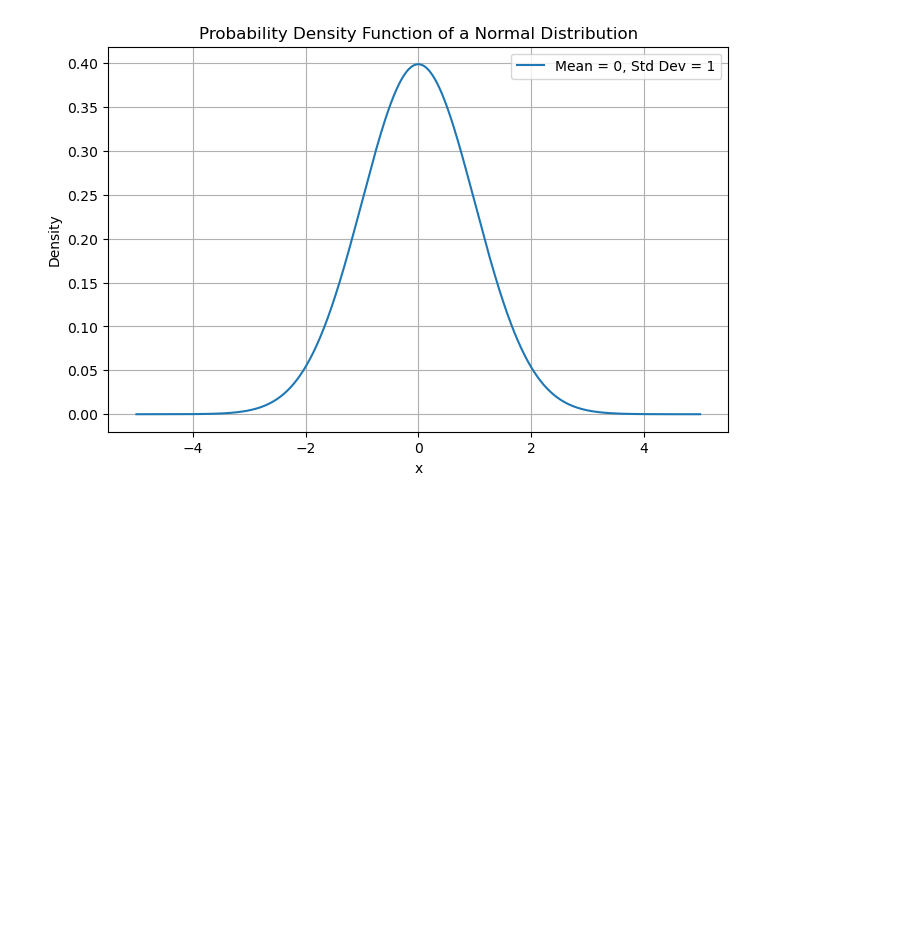
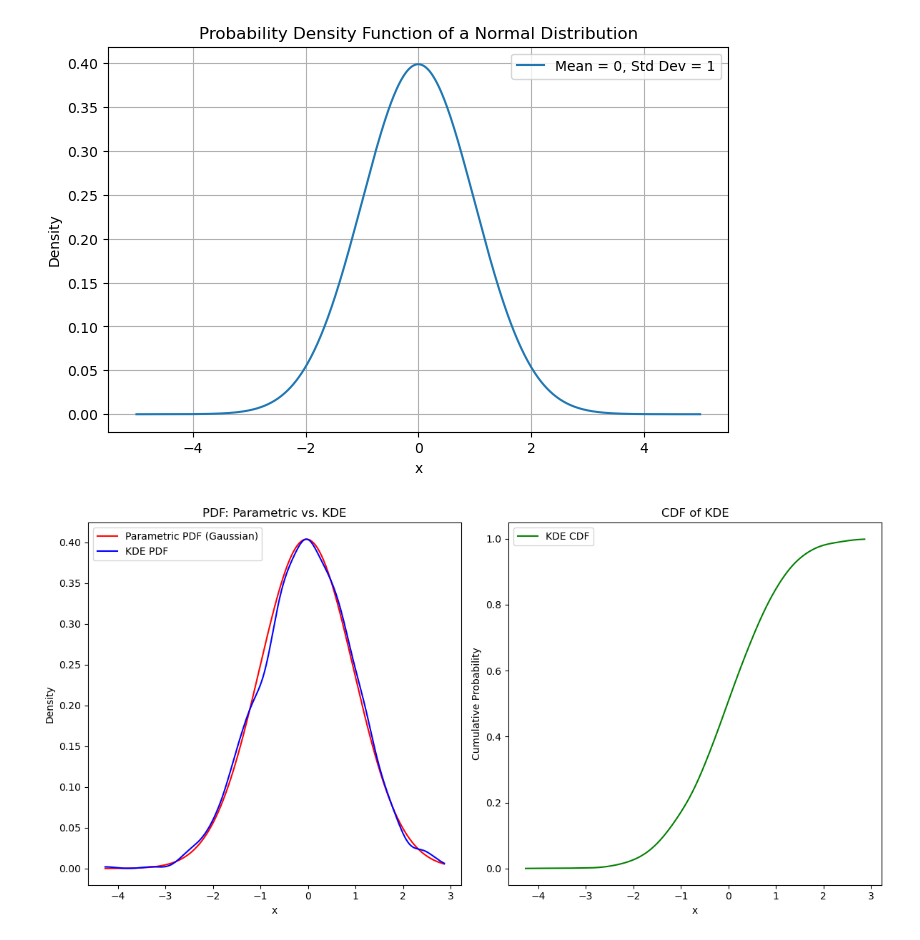
Before and after one commit to Ritik-mobcoder/random-prob, a Jupyter notebook: Random_prob.ipynb, the cells around one changed output. Saved outputs shown, nothing was run; the diff lists cells and outputs as text; code cells hidden in the pictures; blank space fills up the shorter version.

```diff
--- a/Random_prob.ipynb
+++ b/Random_prob.ipynb
@@ -101,3 +101,48 @@ plt.grid(True)
 plt.show()
 # %% [output]
 [figure]
+# %%
+import numpy as np
+import seaborn as sns
+import matplotlib.pyplot as plt
+from scipy.stats import gaussian_kde
+
+# Generate random data
+data = np.random.normal(loc=0, scale=1, size=1000)
+
+# Parametric Density Estimation - Gaussian Distribution
+mean, std = np.mean(data), np.std(data)
+x_vals = np.linspace(min(data), max(data), 1000)
+parametric_pdf = (1 / (std * np.sqrt(2 * np.pi))) * np.exp(-0.5 * ((x_vals - mean) / std) ** 2)
+
+# Non-Parametric Density Estimation - KDE
+kde = gaussian_kde(data, bw_method=0.2)
+kde_pdf = kde(x_vals)
+
+# CDF of KDE
+kde_cdf = np.cumsum(kde_pdf) * (x_vals[1] - x_vals[0])  # Approximate integral with cumulative sum
+
+# Plot the PDF and CDF
+plt.figure(figsize=(12, 6))
+
+# Plot Parametric and KDE PDFs
+plt.subplot(1, 2, 1)
+plt.plot(x_vals, parametric_pdf, label="Parametric PDF (Gaussian)", color="red")
+plt.plot(x_vals, kde_pdf, label="KDE PDF", color="blue")
+plt.title("PDF: Parametric vs. KDE")
+plt.xlabel("x")
+plt.ylabel("Density")
+plt.legend()
+
+# Plot KDE CDF
+plt.subplot(1, 2, 2)
+plt.plot(x_vals, kde_cdf, label="KDE CDF", color="green")
+plt.title("CDF of KDE")
+plt.xlabel("x")
+plt.ylabel("Cumulative Probability")
+plt.legend()
+
+plt.tight_layout()
+plt.show()
+# %% [output]
+[figure, added]
```
